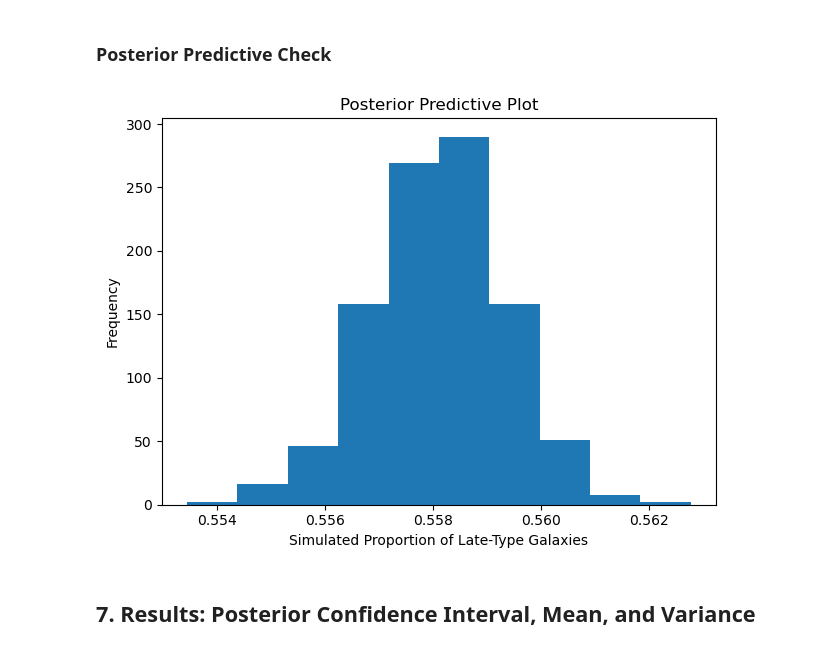
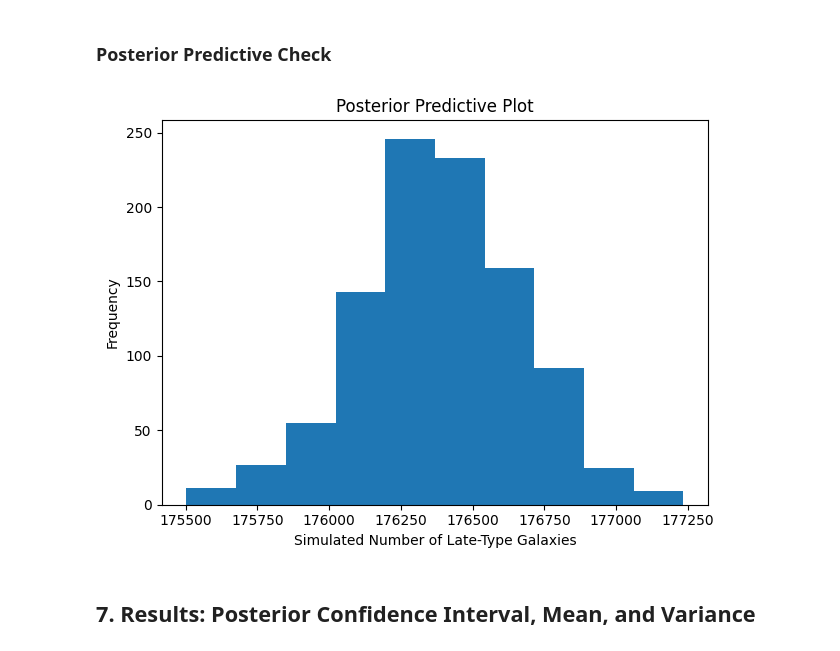
Before and after one commit to wallysands/AST5731_PROJ1, a Jupyter notebook: Project1.ipynb, the cells around one changed output. Cells and saved outputs as stored; diff of their text form; code cells hidden in the pictures.

```diff
--- a/Project1.ipynb
+++ b/Project1.ipynb
@@ -101,7 +101,7 @@ for i, (a_test,b_test) in enumerate(ab):
         theta = beta.rvs(a_test, b_test, random_state = 5731+j)
         # Draw from the binomial using the results of the beta distribution
         p = theta
-        n= 1
+        n= num
         prior_pred_dat = binom.rvs(n, p, size=num, random_state = 5731+j)
         # Get a summary statistic of the binomial distribution (in this case the mean)
         means.append(prior_pred_dat.mean())
@@ -109,4 +109,5 @@ for i, (a_test,b_test) in enumerate(ab):
     g = sns.histplot(data=means, kde = False, ax = ax[int(i/ncol)%nrow, i%ncol], bins=30)
     ax[int(i/ncol)%nrow, i%ncol].set_title(f'Prior= {a_test, b_test}', fontsize=13, color='r')
     ax[int(i/ncol)%nrow, i%ncol].set_xlabel(f'Simulated values')
+    ax[int(i/ncol)%nrow, i%ncol].tick_params(axis='x', labelrotation=20)
 # %% [output]
@@ -251,26 +255,26 @@ plt.show()
 # %%
 a,b = shape_1,shape_2 # The posterior values to test
 msim = 1000 # Number of simulations
 
 means = []
 for j in range(msim):
     # Draw from the beta distribution using the priors
     theta = beta.rvs(a, b, random_state = 5731+j)
     # Draw from the binomial using the results of the beta distribution
     p = theta
-    n = 1
+    n = num
     prior_pred_dat = binom.rvs(n, p, size=num, random_state = 5731+j)
     # Get a summary statistic of the binomial distribution (in this case the mean)
     means.append(prior_pred_dat.mean())
 # Graphing all the means for the a and b prior
 #g = sns.histplot(data=means, kde = False, ax = ax[int(i/ncol)%nrow, i%ncol], bins=30)
 plt.hist(means)
 plt.title("Posterior Predictive Plot")
-plt.xlabel("Simulated Proportion of Late-Type Galaxies")
+plt.xlabel("Simulated Number of Late-Type Galaxies")
 plt.ylabel("Frequency")
 plt.show()
 # %% [output]
-[figure, old version]
+[figure, new version]
 # %% [markdown]
 ## 7. Results: Posterior Confidence Interval, Mean, and Variance
 # %% [markdown]
```
Also changed, not shown: parts of 8 cells of this notebook.
